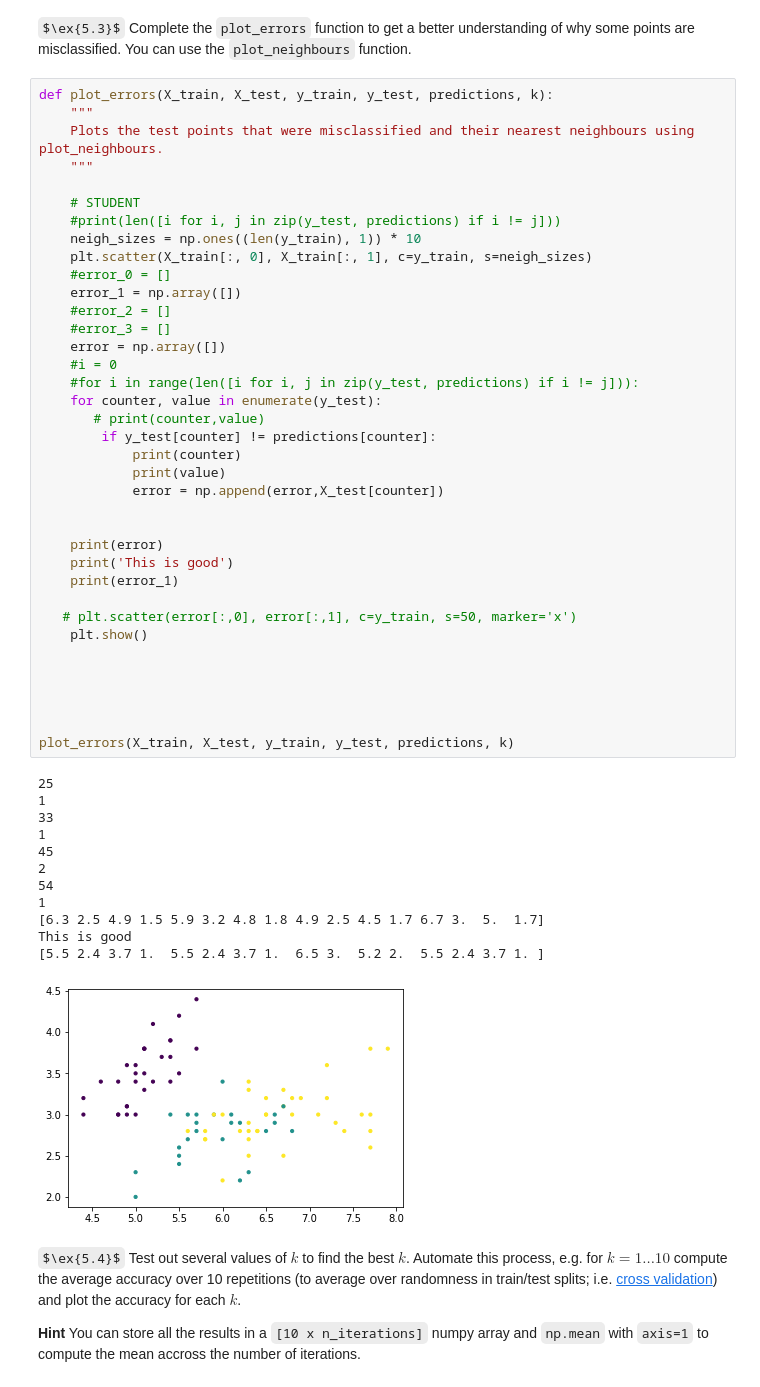
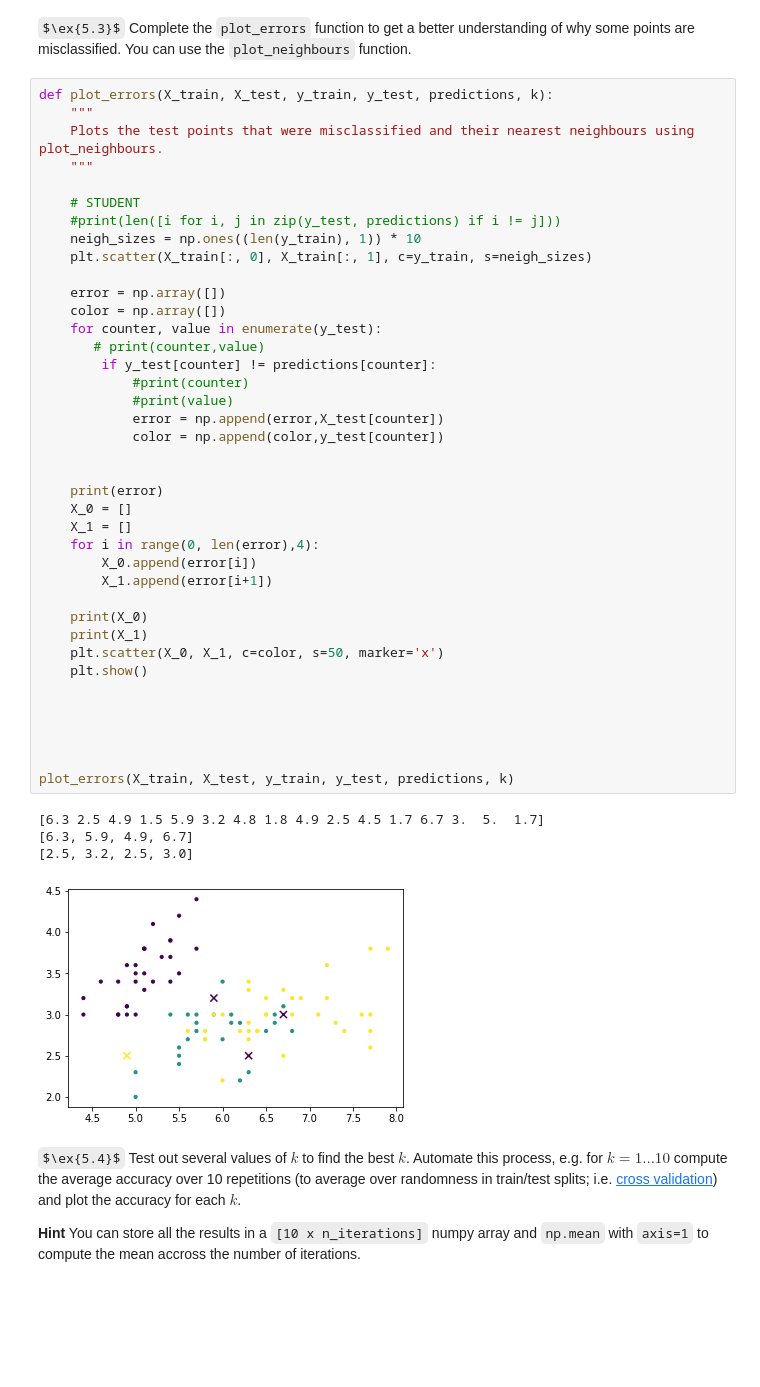
Before and after one commit to ShantanuShivankar/Machine_learning, a Jupyter notebook: lab3/updated.ipynb, the cells around one changed output. Cells and saved outputs as stored; diff of their text form; some formulas as TeX source; blank space fills up the shorter version.

```diff
--- a/lab3/updated.ipynb
+++ b/lab3/updated.ipynb
@@ -260,53 +260,47 @@ $\ex{5.3}$ Complete the `plot_errors` function to get a better understanding of
 # %%
 def plot_errors(X_train, X_test, y_train, y_test, predictions, k):
     """
     Plots the test points that were misclassified and their nearest neighbours using plot_neighbours.
     """
 
     # STUDENT
     #print(len([i for i, j in zip(y_test, predictions) if i != j]))
     neigh_sizes = np.ones((len(y_train), 1)) * 10
     plt.scatter(X_train[:, 0], X_train[:, 1], c=y_train, s=neigh_sizes)
-    #error_0 = []
-    error_1 = np.array([])
-    #error_2 = []
-    #error_3 = []
+
     error = np.array([])
-    #i = 0
-    #for i in range(len([i for i, j in zip(y_test, predictions) if i != j])):
+    color = np.array([])
     for counter, value in enumerate(y_test):
        # print(counter,value)
         if y_test[counter] != predictions[counter]:
-            print(counter)
-            print(value)
+            #print(counter)
+            #print(value)
             error = np.append(error,X_test[counter])
+            color = np.append(color,y_test[counter])
 
 
     print(error)
-    print('This is good')
-    print(error_1)
+    X_0 = []
+    X_1 = []
+    for i in range(0, len(error),4):
+        X_0.append(error[i])
+        X_1.append(error[i+1])
 
-   # plt.scatter(error[:,0], error[:,1], c=y_train, s=50, marker='x')
+    print(X_0)
+    print(X_1)
+    plt.scatter(X_0, X_1, c=color, s=50, marker='x')
     plt.show()
 
 
 
 
 
 plot_errors(X_train, X_test, y_train, y_test, predictions, k)
 # %% [output]
-25
-1
-33
-1
-45
-2
-54
-1
 [6.3 2.5 4.9 1.5 5.9 3.2 4.8 1.8 4.9 2.5 4.5 1.7 6.7 3.  5.  1.7]
-This is good
-[5.5 2.4 3.7 1.  5.5 2.4 3.7 1.  6.5 3.  5.2 2.  5.5 2.4 3.7 1. ]
+[6.3, 5.9, 4.9, 6.7]
+[2.5, 3.2, 2.5, 3.0]
-[figure, old version]
+[figure, new version]
 # %% [markdown]
 $\ex{5.4}$ Test out several values of $k$ to find the best $k$. Automate this process, e.g. for $k = 1...10$ compute the average accuracy over 10 repetitions (to average over randomness in train/test splits; i.e. [cross validation](https://machinelearningmastery.com/k-fold-cross-validation/)) and plot the accuracy for each $k$.
 
```
